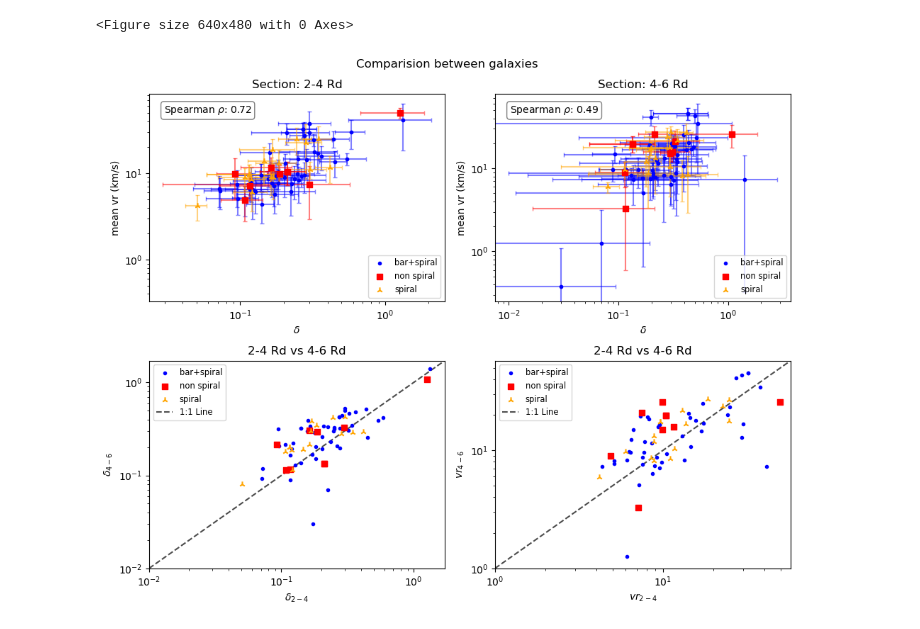
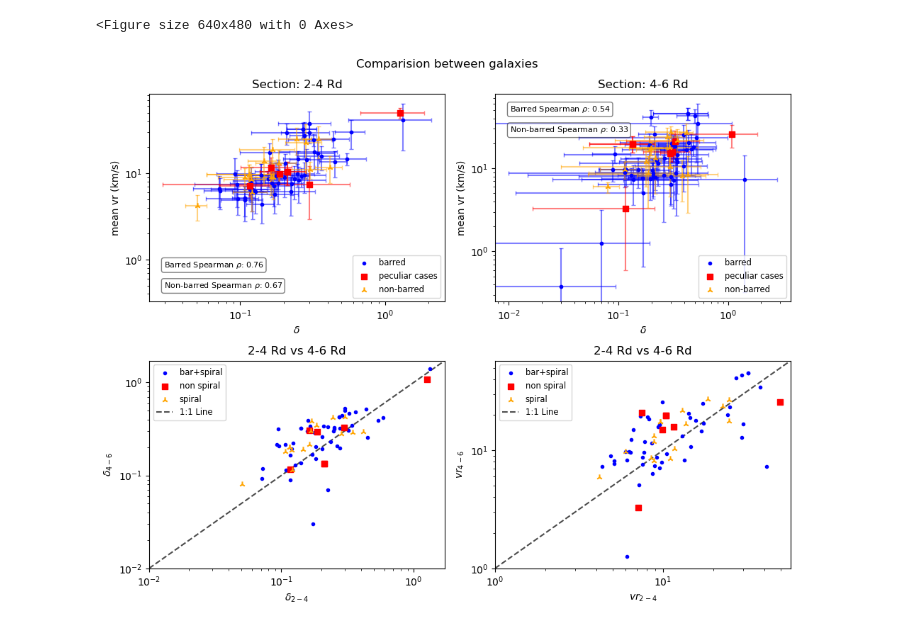
Before and after one commit to Alverd02/Kinematic-Signatures-of-Bars-and-Spirals-in-TNG50-Galaxies, a Jupyter notebook: Multiple galaxies.ipynb, the cells around one changed output. Cells and saved outputs as stored; diff of their text form; code cells hidden in the pictures.

Commit message:
New categoreis and 2 correlations barred and non barred

```diff
--- a/Multiple galaxies.ipynb
+++ b/Multiple galaxies.ipynb
@@ -1087,9 +1087,9 @@ data = np.loadtxt("data.txt")
 delete_index = get_index(data[:,0],[400973.0,411449.0,413372.0,516760.0,492244.0])
 data = np.delete(data, delete_index, axis=0)
 # %%
-no_spiral_mask = np.isin(data[:, 0], [143888.0,324124.0,358609.0,388544.0,440407.0,447914.0,468540.0,475619.0,498522.0])
+no_spiral_mask = np.isin(data[:, 0], [143888.0,358609.0,388544.0,440407.0,447914.0,475619.0])
 spiral_mask = np.isin(data[:, 0], [1.0,2.0,63866.0,143887.0,63874.0,167395.0,208812.0,269885.0,432106.0,433289.0,452031.0,461785.0,468590.0,475016.0,479938.0,501725.0])
-bar_spiral = np.isin(data[:, 0], [63865.0,117252.0,117253.0,143883.0,143885.0,143886.0,167394.0,184932.0,242790.0,253862.0,300904.0,307486.0,307487.0,319731.0,342447.0,371127.0,383975.0,386269.0,394621.0,394622.0,396628.0,402555.0,410037.0,414917.0,427211.0,429471.0,436932.0,439099.0,448830.0,458470.0,470345.0,471248.0,473329.0,479290.0,48359.0,485056.0,489206.0,491426.0,494709.0,503437.0,506720.0,510273.0,515695.0,517899.0,5522530.0,523548.0,535410.0])
+bar_spiral = np.isin(data[:, 0], [498522.0,468590.0,324124.0,63865.0,117252.0,117253.0,143883.0,143885.0,143886.0,167394.0,184932.0,242790.0,253862.0,300904.0,307486.0,307487.0,319731.0,342447.0,371127.0,383975.0,386269.0,394621.0,394622.0,396628.0,402555.0,410037.0,414917.0,427211.0,429471.0,436932.0,439099.0,448830.0,458470.0,470345.0,471248.0,473329.0,479290.0,48359.0,485056.0,489206.0,491426.0,494709.0,503437.0,506720.0,510273.0,515695.0,517899.0,5522530.0,523548.0,535410.0])
 fig, axes = plt.subplots(2, 2, figsize=(10, 8))
 axes_flat = axes.flatten()
 
@@ -1100,12 +1100,16 @@ axes_flat[0].set_ylabel("mean vr (km/s)")
 axes_flat[0].set_title("Section: 2-4 Rd")
 axes_flat[0].set_xscale("log")
 axes_flat[0].set_yscale("log")
-axes_flat[0].scatter(data[bar_spiral, 8], data[bar_spiral, 10], color="blue", marker=".", zorder=3,label="bar+spiral")
-axes_flat[0].scatter(data[no_spiral_mask, 8], data[no_spiral_mask, 10], color="red", marker=",", zorder=3,label="non spiral")
-axes_flat[0].scatter(data[spiral_mask, 8], data[spiral_mask, 10], color="orange", marker="2", zorder=3,label="spiral")
-spearman, _ = stats.spearmanr(data[:,8],data[:,10])
-textstr = f'Spearman $\\rho$: {spearman:.2f}'
-axes_flat[0].text(0.05, 0.95, textstr, transform=axes_flat[0].transAxes, fontsize=10,
+axes_flat[0].scatter(data[bar_spiral, 8], data[bar_spiral, 10], color="blue", marker=".", zorder=3,label="barred")
+axes_flat[0].scatter(data[no_spiral_mask, 8], data[no_spiral_mask, 10], color="red", marker=",", zorder=3,label="peculiar cases")
+axes_flat[0].scatter(data[spiral_mask, 8], data[spiral_mask, 10], color="orange", marker="2", zorder=3,label="non-barred")
+spearman_barred, _ = stats.spearmanr(data[bar_spiral, 8],data[bar_spiral, 10])
+spearman_non, _ = stats.spearmanr(data[spiral_mask, 8],data[spiral_mask, 10])
+textstr_bar = f'Barred Spearman $\\rho$: {spearman_barred:.2f}'
+axes_flat[0].text(0.05, 0.2, textstr_bar, transform=axes_flat[0].transAxes, fontsize=8,
+                  verticalalignment='top', bbox=dict(boxstyle='round', facecolor='white', alpha=0.5))
+textstr_non = f'Non-barred Spearman $\\rho$: {spearman_non:.2f}'
+axes_flat[0].text(0.05, 0.1, textstr_non, transform=axes_flat[0].transAxes, fontsize=8,
                   verticalalignment='top', bbox=dict(boxstyle='round', facecolor='white', alpha=0.5))
 axes_flat[0].errorbar(data[bar_spiral, 8], data[bar_spiral, 10],data[bar_spiral, 14], data[bar_spiral, 12],fmt=".",color="blue",alpha = 0.5,capsize=2)
 axes_flat[0].errorbar(data[no_spiral_mask, 8], data[no_spiral_mask, 10],data[no_spiral_mask, 14], data[no_spiral_mask, 12],fmt=",",color="red",alpha = 0.5,capsize=2)
@@ -1117,12 +1121,16 @@ axes_flat[1].set_ylabel("mean vr (km/s)")
 axes_flat[1].set_title("Section: 4-6 Rd")
 axes_flat[1].set_xscale("log")
 axes_flat[1].set_yscale("log")
-axes_flat[1].scatter(data[bar_spiral, 9], data[bar_spiral, 11], color="blue", marker=".", zorder=3,label="bar+spiral")
-axes_flat[1].scatter(data[no_spiral_mask, 9], data[no_spiral_mask, 11], color="red", marker=",", zorder=3,label="non spiral")
-axes_flat[1].scatter(data[spiral_mask, 9], data[spiral_mask, 11], color="orange", marker="2", zorder=3,label="spiral")
-spearman, _ = stats.spearmanr(data[:,9],data[:,11])
-textstr = f'Spearman $\\rho$: {spearman:.2f}'
-axes_flat[1].text(0.05, 0.95, textstr, transform=axes_flat[1].transAxes, fontsize=10,
+axes_flat[1].scatter(data[bar_spiral, 9], data[bar_spiral, 11], color="blue", marker=".", zorder=3,label="barred")
+axes_flat[1].scatter(data[no_spiral_mask, 9], data[no_spiral_mask, 11], color="red", marker=",", zorder=3,label="peculiar cases")
+axes_flat[1].scatter(data[spiral_mask, 9], data[spiral_mask, 11], color="orange", marker="2", zorder=3,label="non-barred")
+spearman_barred, _ = stats.spearmanr(data[bar_spiral, 9],data[bar_spiral, 11])
+spearman_non, _ = stats.spearmanr(data[spiral_mask, 9],data[spiral_mask, 11])
+textstr_bar = f'Barred Spearman $\\rho$: {spearman_barred:.2f}'
+axes_flat[1].text(0.05, 0.95, textstr_bar, transform=axes_flat[1].transAxes, fontsize=8,
+                  verticalalignment='top', bbox=dict(boxstyle='round', facecolor='white', alpha=0.5))
+textstr_non = f'Non-barred Spearman $\\rho$: {spearman_non:.2f}'
+axes_flat[1].text(0.05, 0.85, textstr_non, transform=axes_flat[1].transAxes, fontsize=8,
                   verticalalignment='top', bbox=dict(boxstyle='round', facecolor='white', alpha=0.5))
 axes_flat[1].errorbar(data[bar_spiral, 9], data[bar_spiral, 11],data[bar_spiral, 15], data[bar_spiral, 13],fmt=".",color="blue",alpha = 0.5,capsize=2)
 axes_flat[1].errorbar(data[no_spiral_mask, 9], data[no_spiral_mask, 11],data[no_spiral_mask, 15], data[no_spiral_mask, 13],fmt=",",color="red",alpha = 0.5,capsize=2)
@@ -1138,31 +1146,31 @@ axes_flat[2].scatter(data[bar_spiral, 8], data[bar_spiral, 9], color="blue", mar
 axes_flat[2].scatter(data[no_spiral_mask, 8], data[no_spiral_mask, 9], color="red", marker=",", zorder=3,label="non spiral")
 axes_flat[2].scatter(data[spiral_mask, 8], data[spiral_mask, 9], color="orange", marker="2", zorder=3,label="spiral")
 limit_min1 = 0.01
 limit_max1 = max(axes_flat[2].get_xlim()[1], axes_flat[2].get_ylim()[1])
 axes_flat[2].set_xlim(limit_min1, limit_max1)
 axes_flat[2].set_ylim(limit_min1, limit_max1)
 axes_flat[2].plot([limit_min1, limit_max1], [limit_min1, limit_max1],
         color='black', linestyle='--', alpha=0.7, label='1:1 Line')
 axes_flat[2].legend(fontsize='small')
 
 axes_flat[3].set_xlabel(r"$vr_{2-4}$")
 axes_flat[3].set_ylabel(r"$vr_{4-6}$")
 axes_flat[3].set_title("2-4 Rd vs 4-6 Rd")
 axes_flat[3].scatter(data[bar_spiral, 10], data[bar_spiral,11 ], color="blue", marker=".", zorder=3,label="bar+spiral")
 axes_flat[3].scatter(data[no_spiral_mask, 10], data[no_spiral_mask,11 ], color="red", marker=",", zorder=3,label="non spiral")
 axes_flat[3].scatter(data[spiral_mask, 10], data[spiral_mask, 11], color="orange", marker="2", zorder=3,label="spiral")
 axes_flat[3].set_xscale("log")
 axes_flat[3].set_yscale("log")
 limit_min2 = 1
 limit_max2 = max(axes_flat[3].get_xlim()[1], axes_flat[3].get_ylim()[1])
 axes_flat[3].set_xlim(limit_min2, limit_max2)
 axes_flat[3].set_ylim(limit_min2, limit_max2)
 axes_flat[3].plot([limit_min2, limit_max2], [limit_min2, limit_max2],
         color='black', linestyle='--', alpha=0.7, label='1:1 Line')
 axes_flat[3].legend(fontsize='small')
 
 plt.tight_layout()
 plt.savefig("results")
 plt.show()
 # %% [output]
-[figure, old version]
+[figure, new version]
```
Also changed, not shown: 1 other file.
